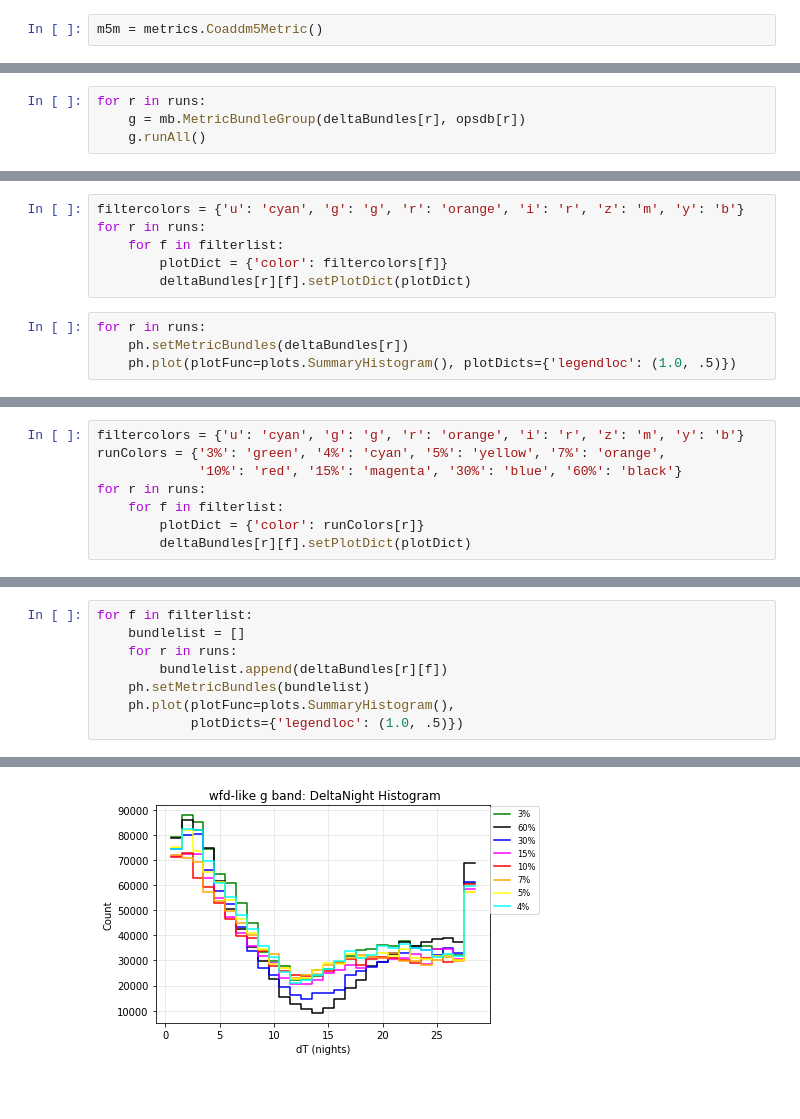
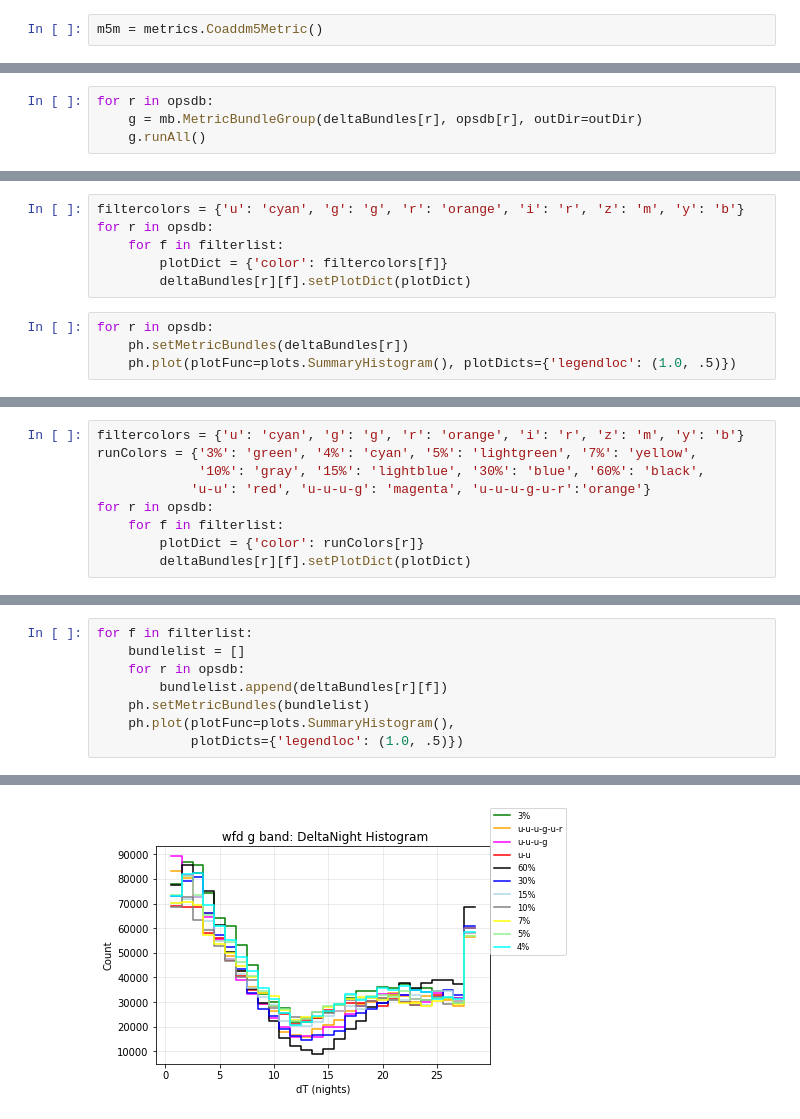
Before and after one commit to lsst-pst/survey_strategy, a Jupyter notebook: fbs_1.3/u band swap.ipynb, the cells around one changed output, grey strips where cells are left out. Cells and saved outputs as stored; diff of their text form; blank space fills up the shorter version.

```diff
--- a/fbs_1.3/u band swap.ipynb
+++ b/fbs_1.3/u band swap.ipynb
@@ -496,5 +494,5 @@ Healpix slicer using NSIDE=64, approximate resolution 54.967783 arcminutes
 # %%
-for r in runs:
-    g = mb.MetricBundleGroup(deltaBundles[r], opsdb[r])
+for r in opsdb:
+    g = mb.MetricBundleGroup(deltaBundles[r], opsdb[r], outDir=outDir)
     g.runAll()
 # %% [output]
@@ -517,12 +515,12 @@ Running summary statistics.
 Completed.
 # %%
 filtercolors = {'u': 'cyan', 'g': 'g', 'r': 'orange', 'i': 'r', 'z': 'm', 'y': 'b'}
-for r in runs:
+for r in opsdb:
     for f in filterlist:
         plotDict = {'color': filtercolors[f]}
         deltaBundles[r][f].setPlotDict(plotDict)
 # %%
-for r in runs:
+for r in opsdb:
     ph.setMetricBundles(deltaBundles[r])
     ph.plot(plotFunc=plots.SummaryHistogram(), plotDicts={'legendloc': (1.0, .5)})
 # %% [output]
@@ -537,8 +538,9 @@ for r in runs:
 # %%
 filtercolors = {'u': 'cyan', 'g': 'g', 'r': 'orange', 'i': 'r', 'z': 'm', 'y': 'b'}
-runColors = {'3%': 'green', '4%': 'cyan', '5%': 'yellow', '7%': 'orange',
-             '10%': 'red', '15%': 'magenta', '30%': 'blue', '60%': 'black'}
-for r in runs:
+runColors = {'3%': 'green', '4%': 'cyan', '5%': 'lightgreen', '7%': 'yellow',
+             '10%': 'gray', '15%': 'lightblue', '30%': 'blue', '60%': 'black',
+            'u-u': 'red', 'u-u-u-g': 'magenta', 'u-u-u-g-u-r':'orange'}
+for r in opsdb:
     for f in filterlist:
         plotDict = {'color': runColors[r]}
         deltaBundles[r][f].setPlotDict(plotDict)
@@ -549,7 +551,7 @@ dict_keys(['3%', '4%', '5%', '7%', '10%', '15%', '30%', '60%'])
 # %%
 for f in filterlist:
     bundlelist = []
-    for r in runs:
+    for r in opsdb:
         bundlelist.append(deltaBundles[r][f])
     ph.setMetricBundles(bundlelist)
     ph.plot(plotFunc=plots.SummaryHistogram(),
@@ -559 +561 @@ for f in filterlist:
-[figure, old version]
+[figure, new version]
```
Also changed, not shown: parts of 32 cells of this notebook.
